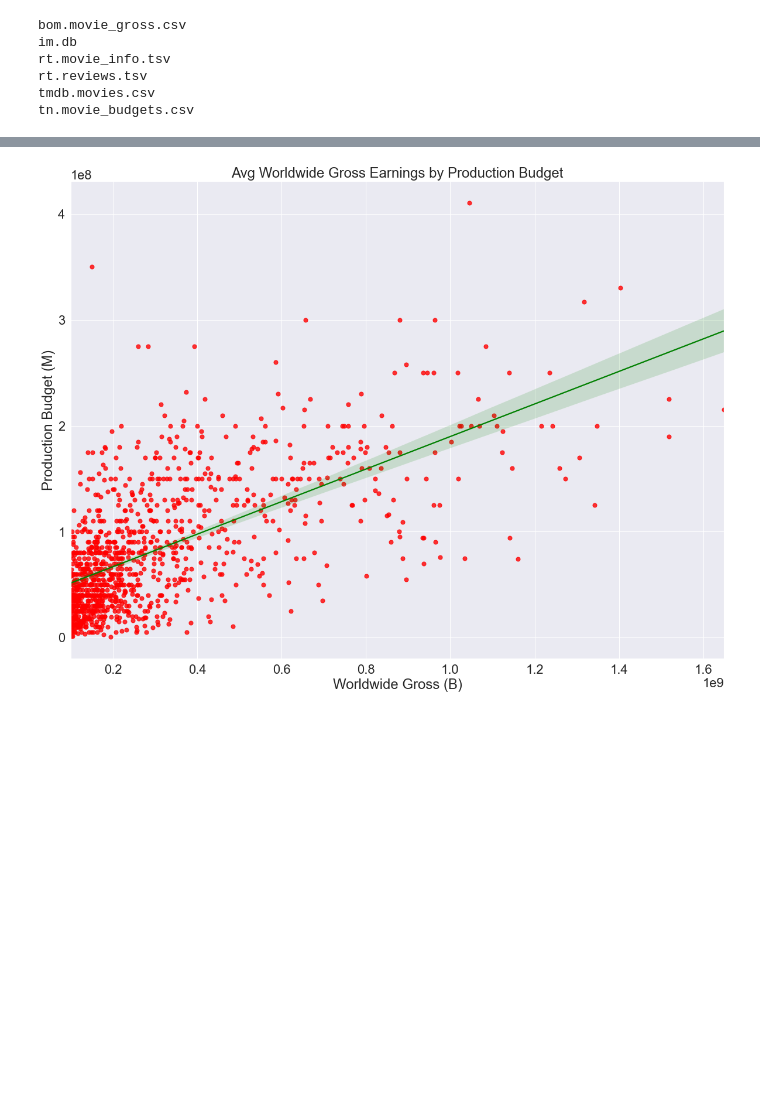
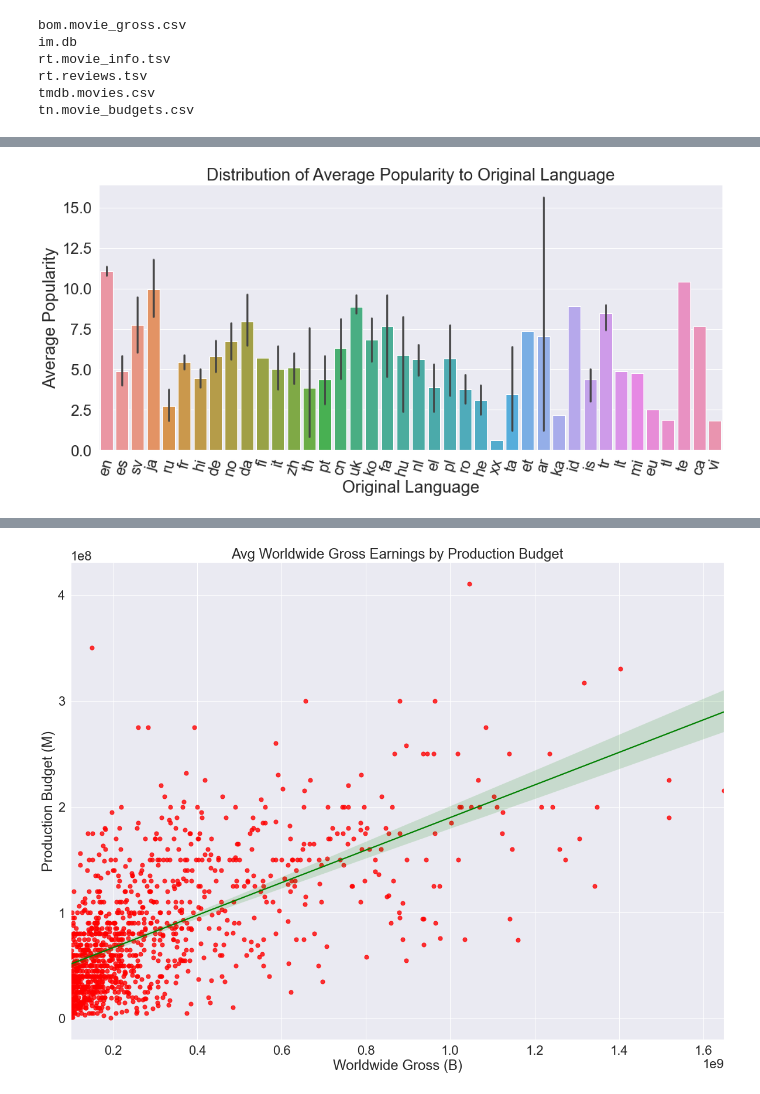
Before and after one commit to srinir301/Microsoft-Movie-Studio-Recommendations, a Jupyter notebook: Diego/student.ipynb, the cells around one changed output, grey strips where cells are left out. Cells and saved outputs as stored; diff of their text form; code cells hidden in the pictures; blank space fills up the shorter version.

```diff
--- a/Diego/student.ipynb
+++ b/Diego/student.ipynb
@@ -88,0 +73,10 @@ tn_copy = tn.copy()
+# %%
+fig, ax = plt.subplots(figsize=(16,7))
+sns.barplot(x = subset_60p['original_language'], y = subset_60p['popularity'])
+fig.subplots_adjust(hspace=0.125, wspace=0.125)
+ax.tick_params(axis='x', rotation=75)
+ax.set_xlabel('Original Language')
+ax.set_ylabel('Average Popularity')
+ax.set_title('Distribution of Average Popularity to Original Language');
+# %% [output]
+[figure, added]
```
Also changed, not shown: parts of 34 cells of this notebook, 1 other file.
